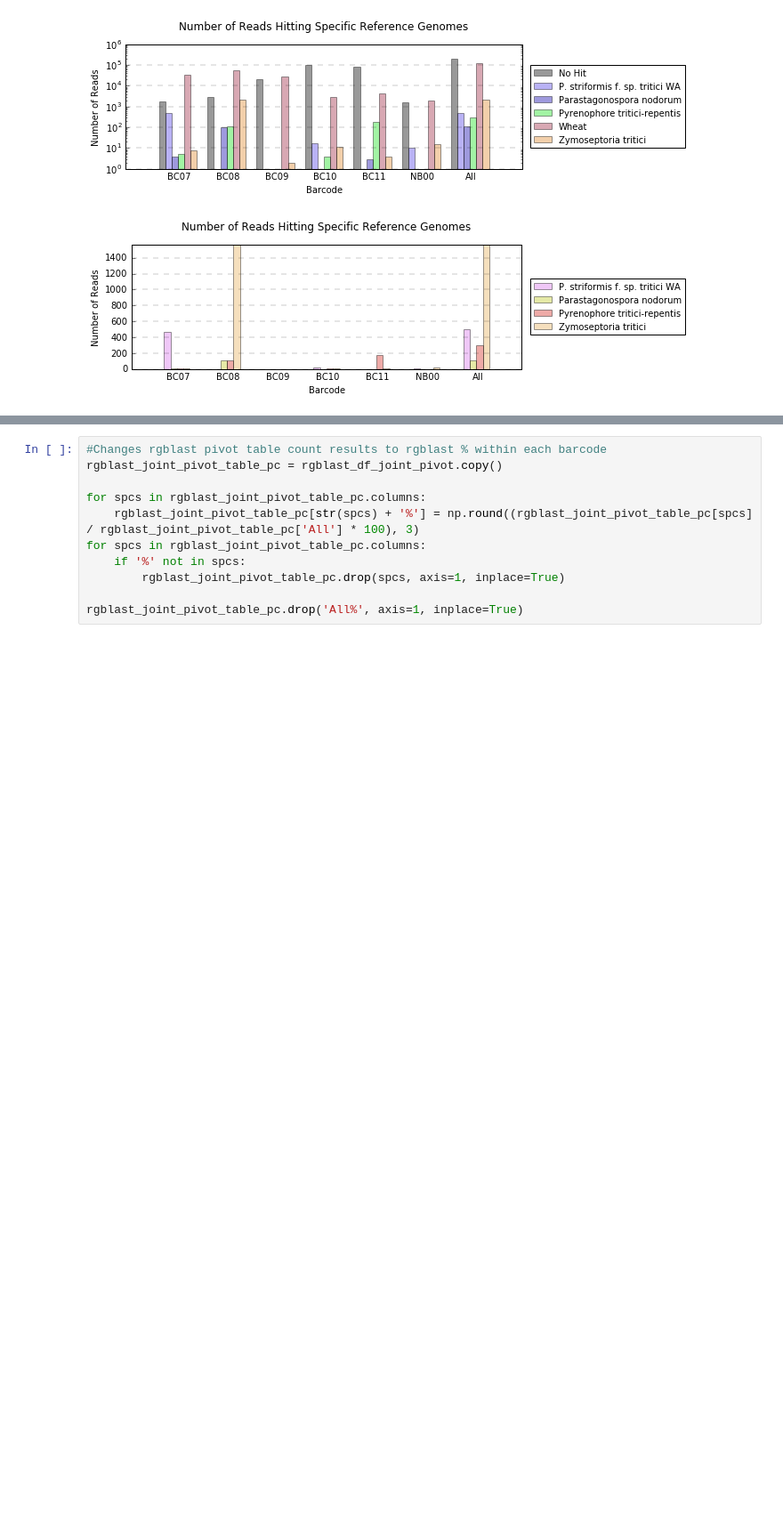
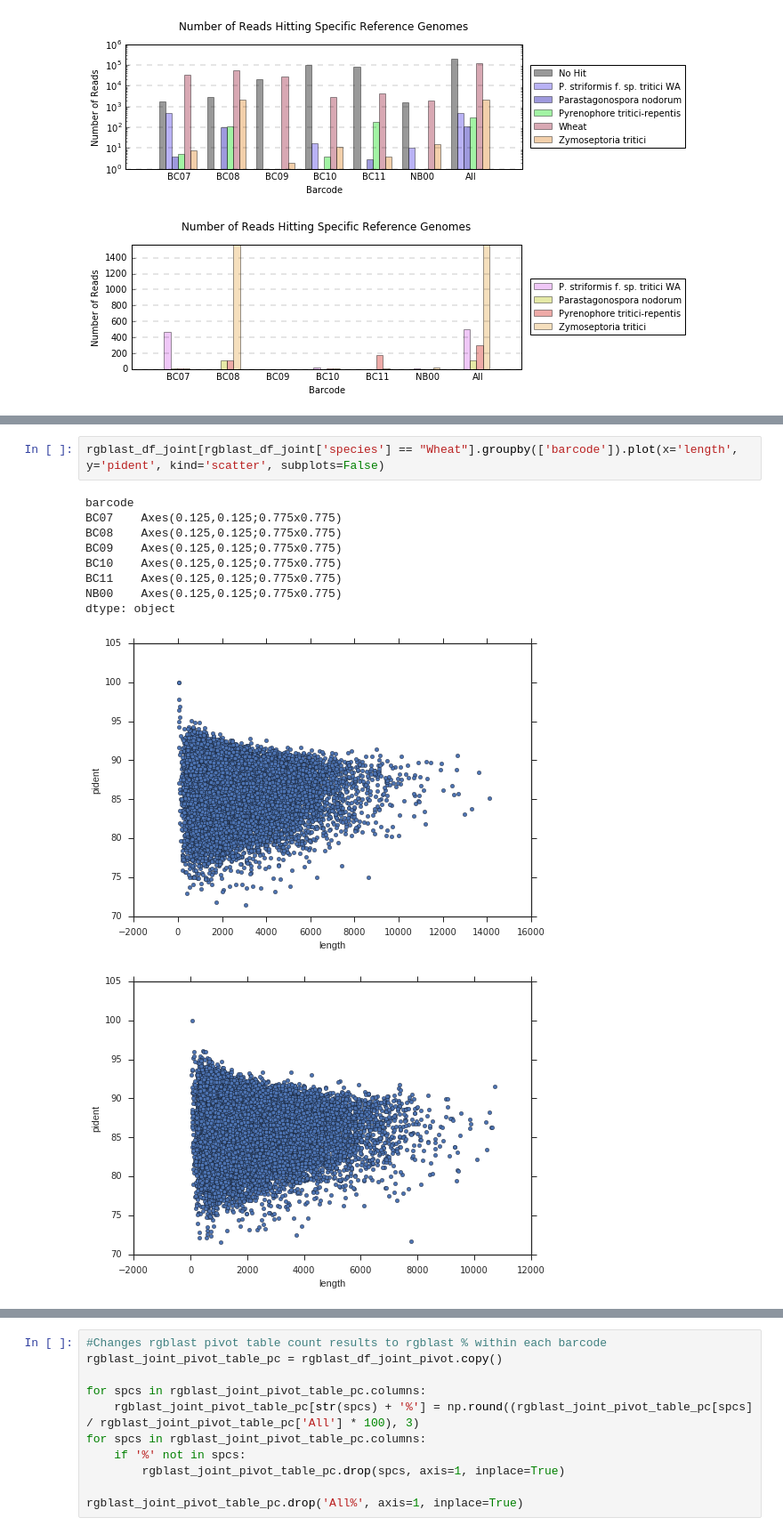
Before and after one commit to BenjaminSchwessinger/Gamran, a Jupyter notebook: 03042017_1D_barcoding_Wagga_exp2.ipynb, the cells around one changed output, grey strips where cells are left out. Shown at 89% size. Saved outputs shown, nothing was run; the diff lists cells and outputs as text; blank space fills up the shorter version.

```diff
--- a/03042017_1D_barcoding_Wagga_exp2.ipynb
+++ b/03042017_1D_barcoding_Wagga_exp2.ipynb
@@ -537,0 +668,13 @@ generateGBGforRGHC(dropmaxspecies=True)
+# %%
+rgblast_df_joint[rgblast_df_joint['species'] == "Wheat"].groupby(['barcode']).plot(x='length', y='pident', kind='scatter', subplots=False)
+# %% [output]
+barcode
+BC07    Axes(0.125,0.125;0.775x0.775)
+BC08    Axes(0.125,0.125;0.775x0.775)
+BC09    Axes(0.125,0.125;0.775x0.775)
+BC10    Axes(0.125,0.125;0.775x0.775)
+BC11    Axes(0.125,0.125;0.775x0.775)
+NB00    Axes(0.125,0.125;0.775x0.775)
+dtype: object
+[figure, added]
+[figure, added]
```
Also changed, not shown: parts of 46 cells of this notebook.
